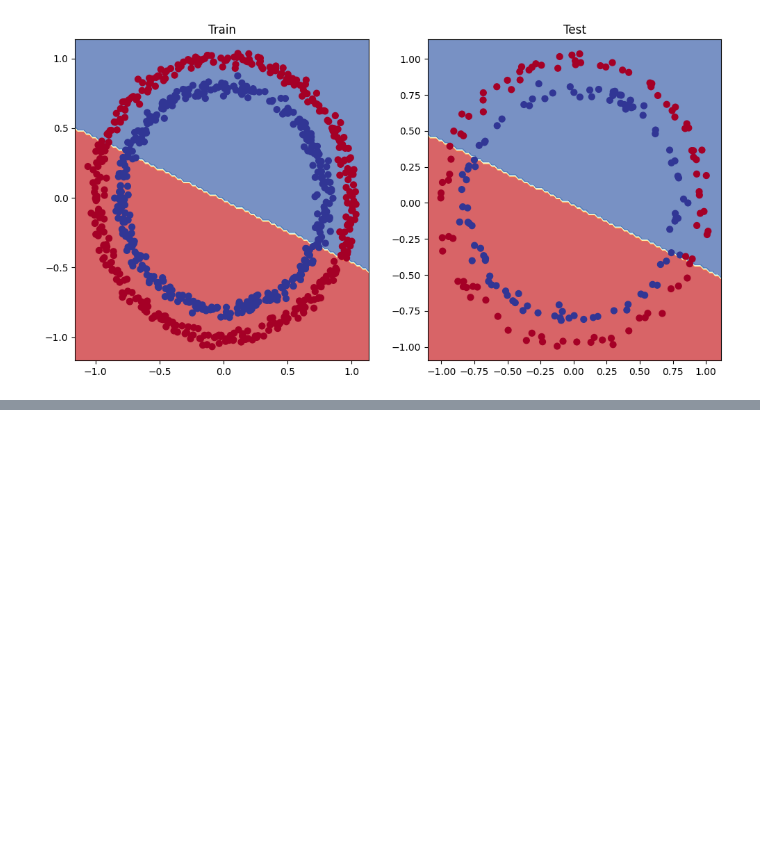
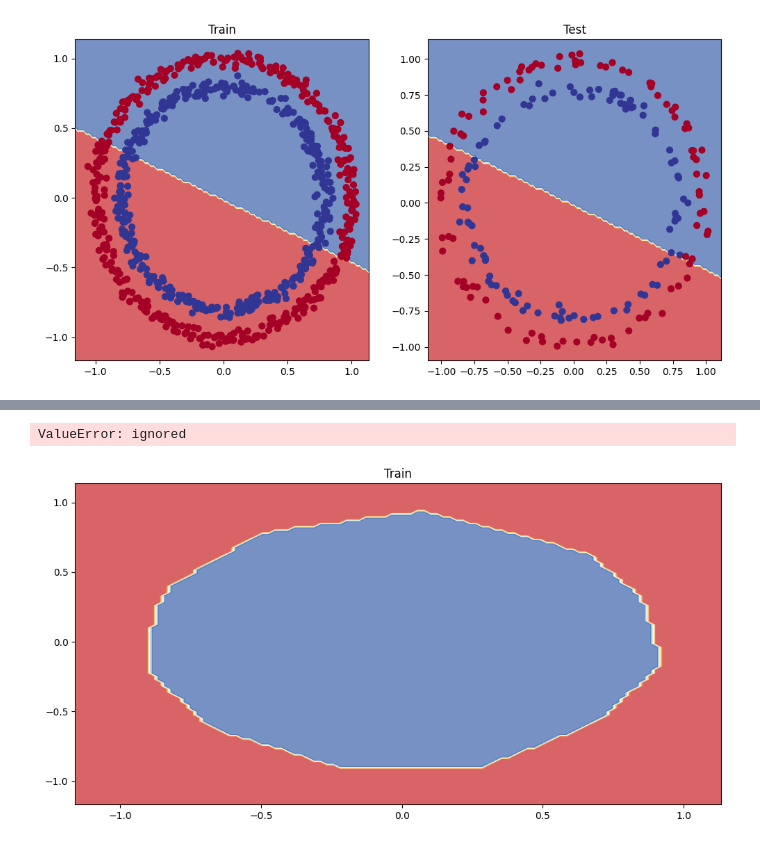
Before and after one commit to Nesasio/PyTorch-Repository, a Jupyter notebook: NN_Classification.ipynb, the cells around one changed output, grey strips where cells are left out. Cells and saved outputs as stored; diff of their text form; code cells hidden in the pictures; blank space fills up the shorter version.

```diff
--- a/NN_Classification.ipynb
+++ b/NN_Classification.ipynb
@@ -254,0 +312,7 @@ plot_decision_boundary(model1, XTest, yTest)
+# %%
+# Setting up loss function and optimizer
+
+lossFn = nn.BCEWithLogitsLoss()
+optimizer = torch.optim.SGD(params=model3.parameters(), lr=0.2)
+
+device = "cuda" if torch.cuda.is_available() else "cpu"
@@ -254,0 +324,28 @@ plot_decision_boundary(model1, XTest, yTest)
+# %%
+# Training
+
+torch.manual_seed(42)
+epochs = 1000
+
+XTrain, yTrain = XTrain.to(device), yTrain.to(device)
+XTest, yTest = XTest.to(device), yTest.to(device)
+
+for epoch in range(epochs):
+  yLogits = model3(XTrain).squeeze()
+  yPred = torch.round(torch.sigmoid(yLogits))
+
+  loss = lossFn(yLogits, yTrain)
+  acc = accuracyFn(yTrue=yTrain, yPred=yPred)
+  optimizer.zero_grad()
+  loss.backward()
+  optimizer.step()
+
+  model3.eval()
+  with torch.inference_mode():
+    testLogits = model3(XTest).squeeze()
+    testPred = torch.round(torch.sigmoid(testLogits))
+    testLoss = lossFn(testLogits, yTest)
+    testAcc = accuracyFn(yTrue=yTest, yPred=testPred)
+
+  if epoch % 100 == 0:
+      print(f"Epoch: {epoch} | Loss: {loss:.5f}, Accuracy: {acc:.2f}% | Test Loss: {testLoss:.5f}, Test Accuracy: {testAcc:.2f}%")
@@ -254,0 +390,7 @@ plot_decision_boundary(model1, XTest, yTest)
+# %%
+plt.figure(figsize=(12, 6))
+plt.title("Train")
+plot_decision_boundary(model3, XTrain, yTest)
+# %% [output]
+ValueError: ignored
+[figure, added]
```
Also changed, not shown: parts of 8 cells of this notebook.
